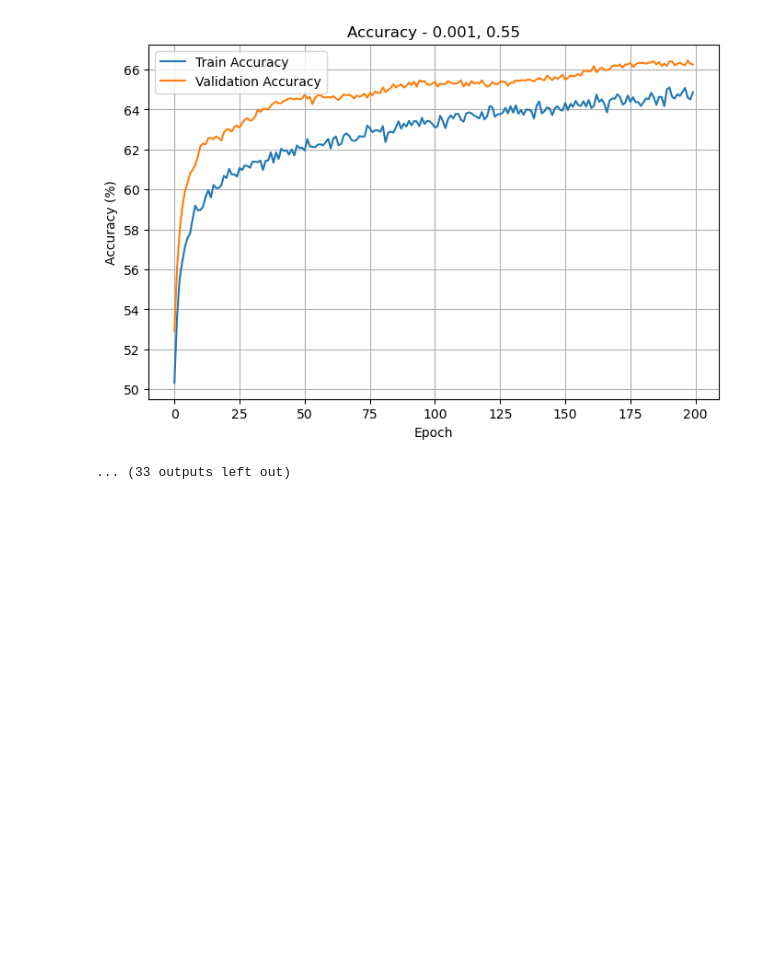
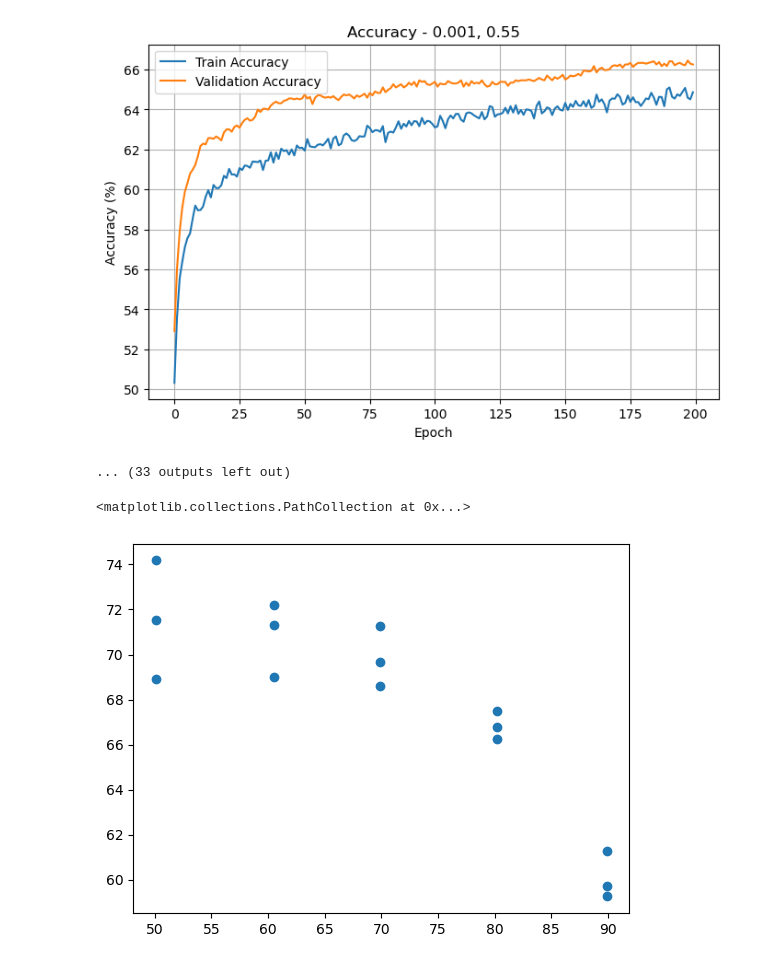
Before and after one commit to tejasguha/CNN-Pruning-Project, a Jupyter notebook: Dep_Graph_Based_Pruning.ipynb, the cells around one changed output. Cells and saved outputs as stored; diff of their text form; code cells hidden in the pictures; blank space fills up the shorter version.

```diff
--- a/Dep_Graph_Based_Pruning.ipynb
+++ b/Dep_Graph_Based_Pruning.ipynb
@@ -328,11 +304,6 @@ def validate(model, val_loader, criterion, device, reg_weight=0):
     return val_loss, val_accuracy
 # %%
 def prune_and_freeze(layers, G, pruning_ratio=0.5):
-    """
-    1. Zeros out weights based on DepGraph importance.
-    2. Registers backward hooks to FREEZE those zeros during fine-tuning.
-    3. Returns masks that should be applied after each optimizer.step()
-    """
     # Dictionary to store masks so we can combine input/output decisions
     # Key: layer object, Value: {'weight': tensor, 'bias': tensor}
     masks = {}
@@ -347,11 +318,11 @@ def prune_and_freeze(layers, G, pruning_ratio=0.5):
 
     with torch.no_grad():
         for group in G:
-            # 1. Calculate Group Importance
+            # Calculate Group Importance
             I_g_k = get_group_norm(group, layers)
             if I_g_k is None: continue
 
-            # 2. Determine Indices to Prune
+            # Determine Indices to Prune
             num_channels = len(I_g_k)
             num_to_keep = int(num_channels * (1 - pruning_ratio))
             if num_to_keep < 1: num_to_keep = 1
@@ -359,11 +330,9 @@ def prune_and_freeze(layers, G, pruning_ratio=0.5):
             _, keep_indices = torch.topk(I_g_k, k=num_to_keep)
 
             # Generate Boolean Mask (False = Prune)
-            # We use a temporary 1D mask for the channel group
             channel_mask = torch.zeros(num_channels, dtype=torch.bool, device=keep_indices.device)
             channel_mask[keep_indices] = True
 
-            # 3. Update 1s and 0s in the global parameter masks
             for node_idx in group:
                 layer_idx = node_idx // 2
                 is_output_node = (node_idx % 2 == 1)
@@ -371,33 +340,23 @@ def prune_and_freeze(layers, G, pruning_ratio=0.5):
 
                 if layer not in masks: continue
 
-                # --- OUTPUT SIDE (Prune Dim 0) ---
                 if is_output_node:
                     # Prune rows where channel_mask is False
-                    # Use index_select logic or simply iterate if indices are complex
-                    # Here we use boolean indexing for simplicity
-
-                    # For Conv/Linear/BN, Dim 0 matches the channel group exactly
-                    # We set the mask to 0 for pruned indices
                     masks[layer]['weight'][~channel_mask, ...] = 0.0
 
                     if masks[layer]['bias'] is not None:
                         masks[layer]['bias'][~channel_mask] = 0.0
 
-                # --- INPUT SIDE (Prune Dim 1) ---
                 elif not is_output_node:
-                    # BN has identical scheme, so input pruning is same as output (handled above or redundant)
                     if isinstance(layer, (nn.BatchNorm2d, nn.BatchNorm1d)):
                         continue
 
-                    # Linear Layer Flatten Handling
-                    final_mask_indices = torch.where(channel_mask)[0] # Indices to KEEP
-
+                    # Flatten needs to be handled manually
+                    # final_mask_indices = torch.where(channel_mask)[0] # Indices to KEEP
                     if isinstance(layer, nn.Linear):
                         if layer.in_features > num_channels:
                             spatial_size = layer.in_features // num_channels
                             # Expand the boolean channel mask to spatial mask
-                            # Repeat each boolean value 'spatial_size' times
                             expanded_mask = channel_mask.repeat_interleave(spatial_size)
 
                             # Apply to Linear Input (Dim 1)
@@ -410,15 +369,11 @@ def prune_and_freeze(layers, G, pruning_ratio=0.5):
                     elif isinstance(layer, nn.Linear):
                         masks[layer]['weight'][:, ~channel_mask] = 0.0
 
-    # 4. Apply Masks to Data & Register Hooks
+    # Apply Masks to Data, Register Hooks
     for layer, mask_dict in masks.items():
-        # A. Weight
         w_mask = mask_dict['weight']
-        # Apply mask immediately to ensure starting state is sparse
         layer.weight.data.mul_(w_mask)
 
-        # Register Hook: grad = grad * mask
-        # We need a closure to capture the specific mask tensor for this layer
         def get_weight_hook(mask):
             def hook(grad):
                 return grad * mask
@@ -426,7 +381,6 @@ def prune_and_freeze(layers, G, pruning_ratio=0.5):
 
         layer.weight.register_hook(get_weight_hook(w_mask))
 
-        # B. Bias
         if mask_dict['bias'] is not None:
             b_mask = mask_dict['bias']
             layer.bias.data.mul_(b_mask)
@@ -442,11 +396,6 @@ def prune_and_freeze(layers, G, pruning_ratio=0.5):
     return masks
 # %%
 def zero_optimizer_state_for_pruned_weights(optimizer, masks):
-    """
-    Zero out optimizer state (momentum, variance) for pruned weights.
-    This is critical because Adam maintains internal state that can cause
-    instability if weights are constrained to zero but optimizer state is non-zero.
-    """
     for group in optimizer.param_groups:
         for param in group['params']:
             # Find the corresponding mask for this parameter
@@ -465,13 +414,10 @@ def zero_optimizer_state_for_pruned_weights(optimizer, masks):
             # Zero out optimizer state for pruned weights
             if param in optimizer.state:
                 state = optimizer.state[param]
-                # Zero momentum (exp_avg) for pruned weights
                 if 'exp_avg' in state:
                     state['exp_avg'].mul_(param_mask)
-                # Zero variance estimate (exp_avg_sq) for pruned weights
                 if 'exp_avg_sq' in state:
                     state['exp_avg_sq'].mul_(param_mask)
-                # Zero max_exp_avg_sq for AdamW
                 if 'max_exp_avg_sq' in state:
                     state['max_exp_avg_sq'].mul_(param_mask)
 # %%
@@ -978,6 +906,7 @@ Epoch 12/200
 ### Analysis
 # %%
 criterion = torch.nn.CrossEntropyLoss()
+results = {}
 for reg_weight in [1e-3,1e-4,1e-5]:
     for pruning_ratio in [round(1-(1-i)**(1/2),2) for i in [0.5, 0.6, 0.7, 0.8, 0.9]]:
         checkpoint = torch.load(f'pruned_checkpoint_{reg_weight}_{pruning_ratio}.pt')
@@ -995,6 +924,7 @@ for reg_weight in [1e-3,1e-4,1e-5]:
         sparsity = zero_count/total_count*100
         val_loss, val_accuracy = validate(model, val_loader, criterion, device, 0)
         print(reg_weight, pruning_ratio, val_accuracy, sparsity, (val_accuracy+sparsity)/2)
+        results[(reg_weight, pruning_ratio)] = (val_accuracy, sparsity)
 
         plt.plot(checkpoint['train_losses'], label='Train Loss')
         plt.plot(checkpoint['val_losses'], label='Validation Loss')
@@ -1031,3 +961,8 @@ for reg_weight in [1e-3,1e-4,1e-5]:
 reg_weight, pruning_ratio = 0.0001, 0.68
 checkpoint = torch.load(f'pruned_checkpoint_{reg_weight}_{pruning_ratio}.pt')
 torch.save(checkpoint['model_state_dict'], f'pruned_weights_{reg_weight}_{pruning_ratio}.pt')
+# %%
+plt.scatter([v[1] for v in results.values()],[v[0] for v in results.values()])
+# %% [output]
+<matplotlib.collections.PathCollection at 0x...>
+[figure, added]
```
Also changed, not shown: parts of 9 cells of this notebook, 2 other files.
